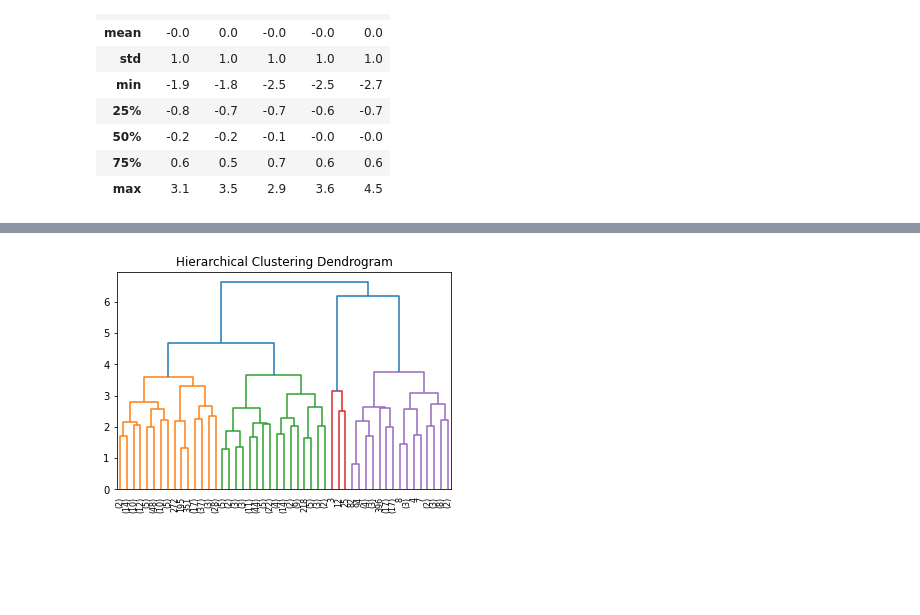
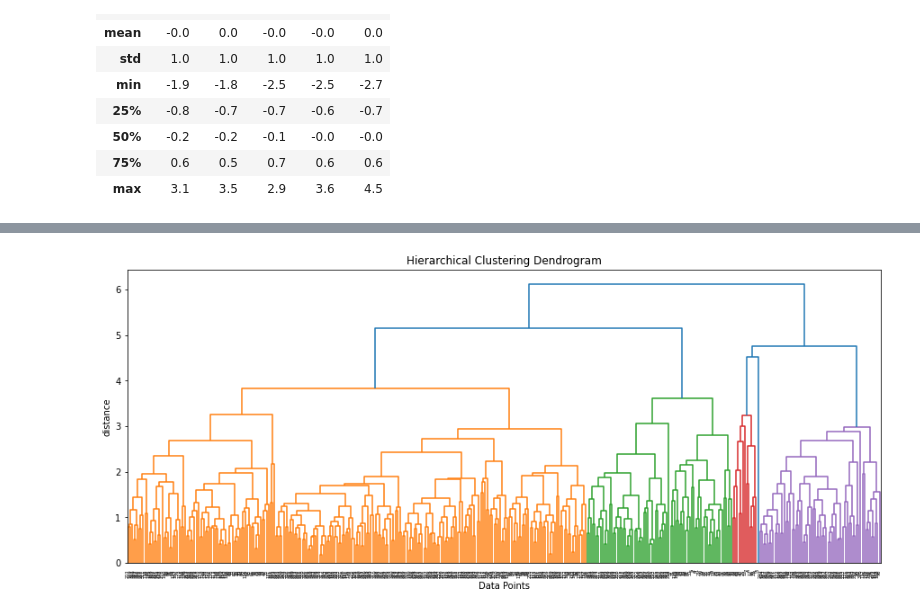
Before and after one commit to CSA100/nba-dsai, a Jupyter notebook: InitialClustering.ipynb, the cells around one changed output, grey strips where cells are left out. Saved outputs shown, nothing was run; the diff lists cells and outputs as text; code cells hidden in the pictures; blank space fills up the shorter version.

```diff
--- a/InitialClustering.ipynb
+++ b/InitialClustering.ipynb
@@ -116,0 +143,2 @@ plt.show()
+# %%
+truncatedDendrogram(wardLinkage,10,10.2)
@@ -117,6 +147,5 @@ plt.show()
 # %%
-linkageMatrix = linkage(pcaDataScaled,'ward')
-pcaDataScaled['wardCluster'] = create_cluster(linkageMatrix,11)
+pcaDataScaled['wardCluster'] = create_cluster(wardLinkage,10.2)
 pcaDataScaled.groupby('wardCluster').mean()
 # %% [output]
 |  | PC1 | PC2 | PC3 | PC4 | PC5 | completeCluster |
@@ -151,0 +181,2 @@ plt.show()
+# %%
+truncatedDendrogram(singleLinkage,5,2)
@@ -152,6 +185,5 @@ plt.show()
 # %%
-linkageMatrix = linkage(pcaDataScaled,'single')
-pcaDataScaled['singleCluster'] = create_cluster(linkageMatrix,11)
+pcaDataScaled['singleCluster'] = create_cluster(singleLinkage,2)
 pcaDataScaled.groupby('singleCluster').mean()
 # %% [output]
 |  | PC1 | PC2 | PC3 | PC4 | PC5 | completeCluster | wardCluster |
@@ -165,8 +205,6 @@ Name: singleCluster, dtype: int64
 # %%
 avgLinkage = AgglomerativeClustering(distance_threshold=0, n_clusters=None,linkage='average')
 avgLinkage = avgLinkage.fit(pcaDataScaled)
-plt.title("Hierarchical Clustering Dendrogram")
-plot_dendrogram(avgLinkage, truncate_mode="level", p=5)
-plt.show()
+plotDendrogram(avgLinkage)
 # %% [output]
-[figure, old version]
+[figure, new version]
```
Also changed, not shown: parts of 19 cells of this notebook, 3 other files.
